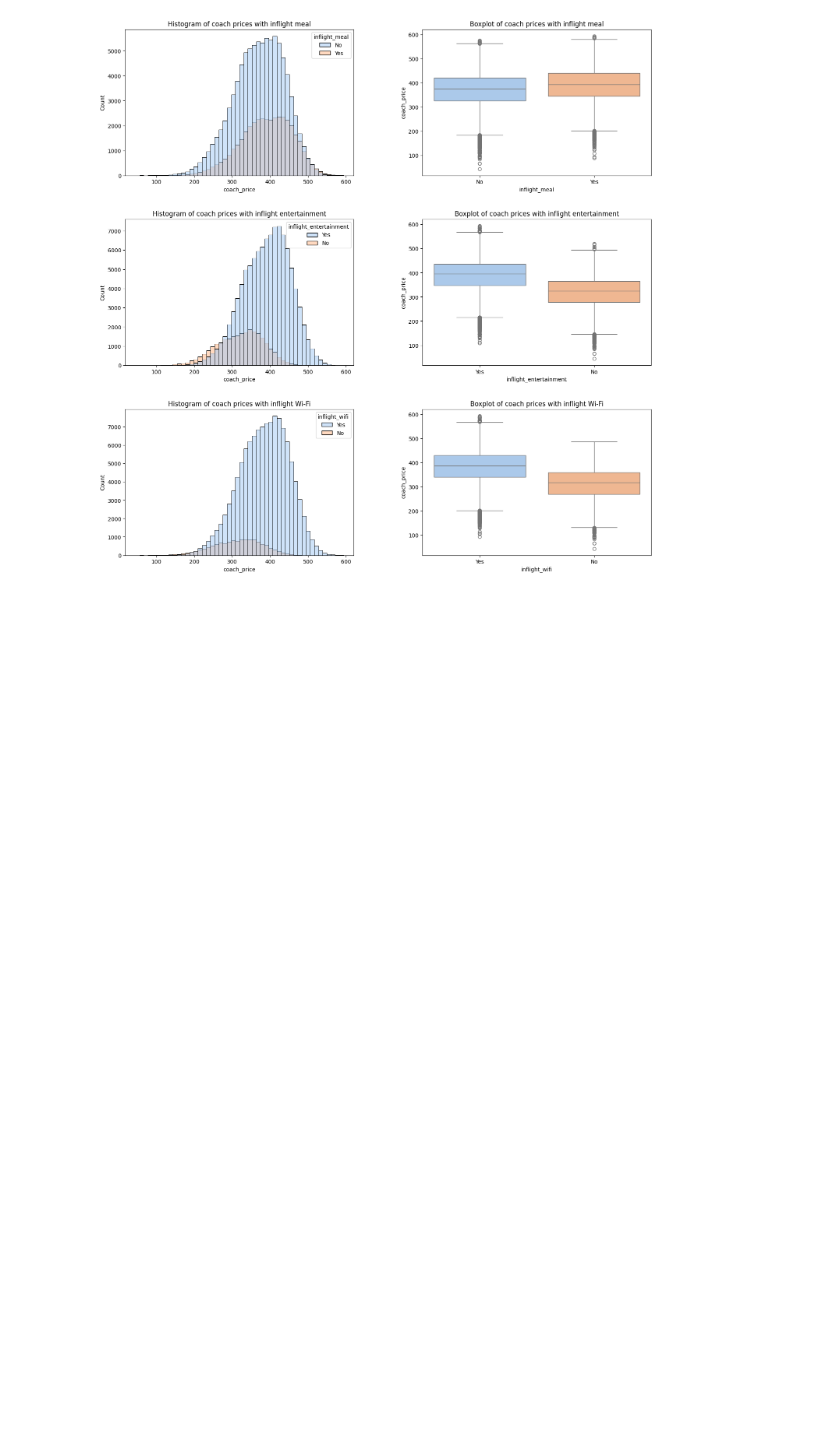
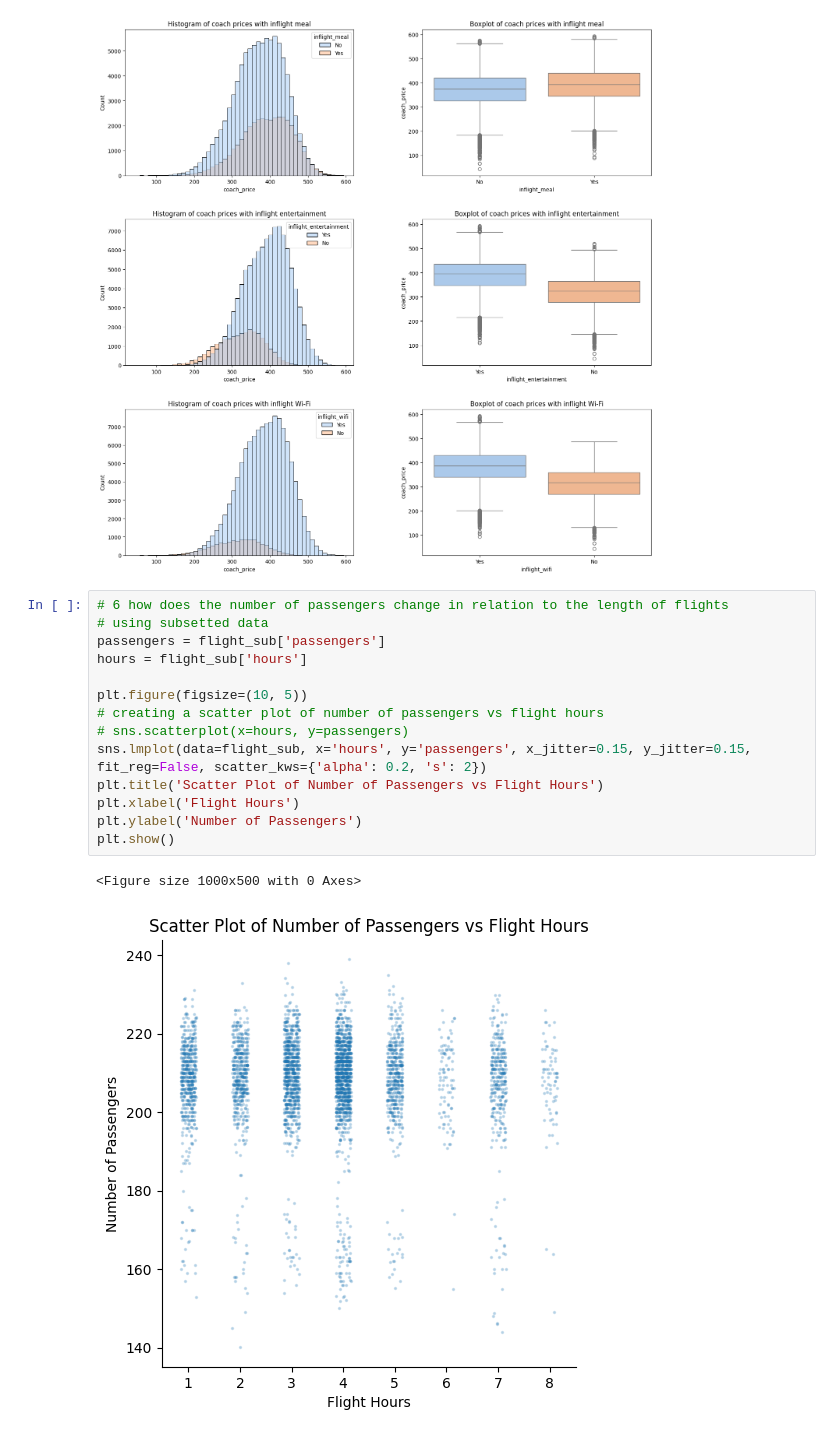
Before and after one commit to 7086600/airline_analysis_project, a Jupyter notebook: airline_analysis.ipynb, the cells around one changed output. Drawn from its saved outputs; the diff is of its cells as text; blank space fills up the shorter version.

Commit message:
#6 relationship between passengers and length of flights

```diff
--- a/airline_analysis.ipynb
+++ b/airline_analysis.ipynb
@@ -202,3 +202,20 @@ plt.subplots_adjust(left=0.05, bottom=0.05, right=0.95, top=0.95, wspace=0.3, hs
 plt.show()
 # %% [output]
 [figure]
+# %%
+# 6 how does the number of passengers change in relation to the length of flights
+# using subsetted data
+passengers = flight_sub['passengers']
+hours = flight_sub['hours']
+
+plt.figure(figsize=(10, 5))
+# creating a scatter plot of number of passengers vs flight hours
+# sns.scatterplot(x=hours, y=passengers)
+sns.lmplot(data=flight_sub, x='hours', y='passengers', x_jitter=0.15, y_jitter=0.15, fit_reg=False, scatter_kws={'alpha': 0.2, 's': 2})
+plt.title('Scatter Plot of Number of Passengers vs Flight Hours')
+plt.xlabel('Flight Hours')
+plt.ylabel('Number of Passengers')
+plt.show()
+# %% [output]
+<Figure size 1000x500 with 0 Axes>
+[figure, added]
```
Also changed, not shown: parts of 1 cell of this notebook.
